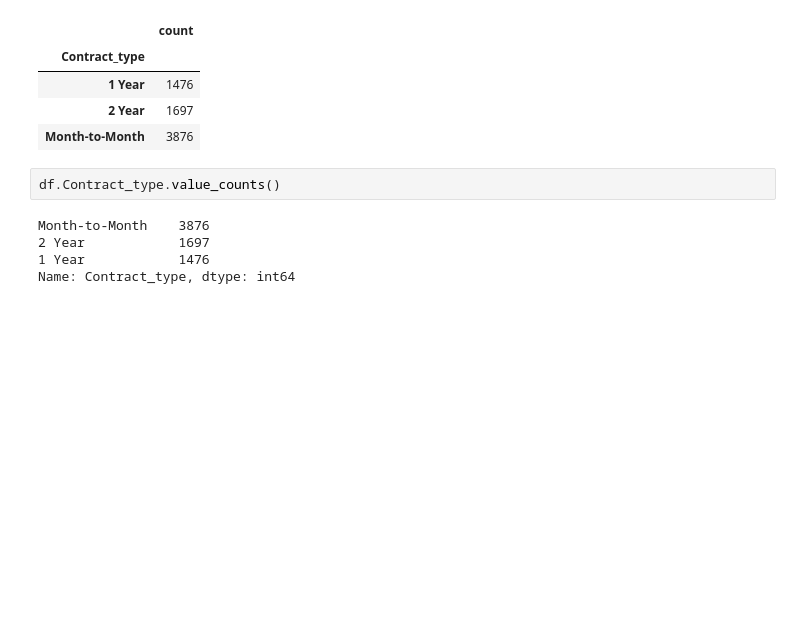
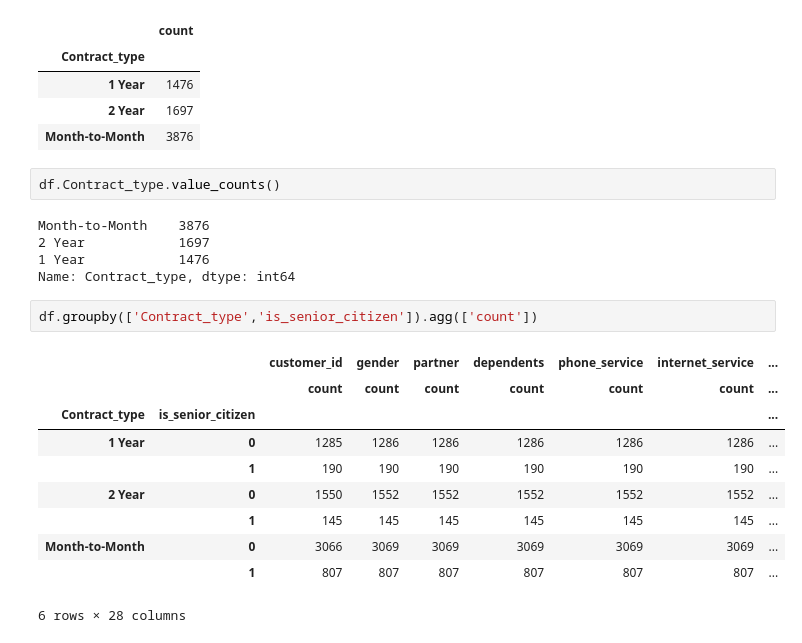
Before and after one commit to matt-c-knight/numpy-pandas-visualization-exercises, a Jupyter notebook: churn_exercise.ipynb, the cells around one changed output. Drawn from its saved outputs; the diff is of its cells as text; blank space fills up the shorter version.

Commit message:
aggregating contract types

```diff
--- a/churn_exercise.ipynb
+++ b/churn_exercise.ipynb
@@ -81,3 +81,16 @@ Month-to-Month    3876
 2 Year            1697
 1 Year            1476
 Name: Contract_type, dtype: int64
+# %%
+df.groupby(['Contract_type','is_senior_citizen']).agg(['count'])
+# %% [output]
+|  |  | customer_id | gender | partner | dependents | phone_service | internet_service | ... |
+|  |  | count | count | count | count | count | count | ... |
+| Contract_type | is_senior_citizen |  |  |  |  |  |  | ... |
+| 1 Year | 0 | 1285 | 1286 | 1286 | 1286 | 1286 | 1286 | ... |
+|  | 1 | 190 | 190 | 190 | 190 | 190 | 190 | ... |
+| 2 Year | 0 | 1550 | 1552 | 1552 | 1552 | 1552 | 1552 | ... |
+|  | 1 | 145 | 145 | 145 | 145 | 145 | 145 | ... |
+| Month-to-Month | 0 | 3066 | 3069 | 3069 | 3069 | 3069 | 3069 | ... |
+|  | 1 | 807 | 807 | 807 | 807 | 807 | 807 | ... |
+6 rows × 28 columns
```
Also changed, not shown: parts of 10 cells of this notebook.
